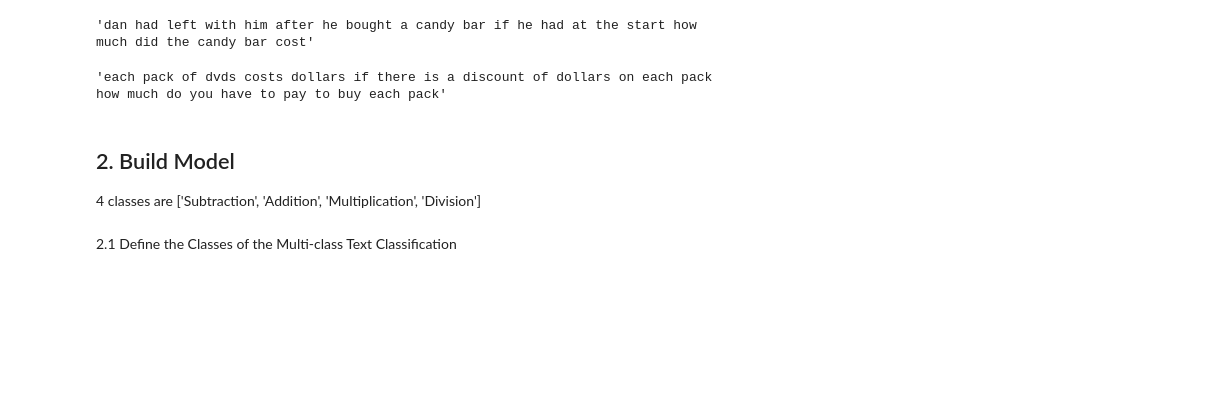
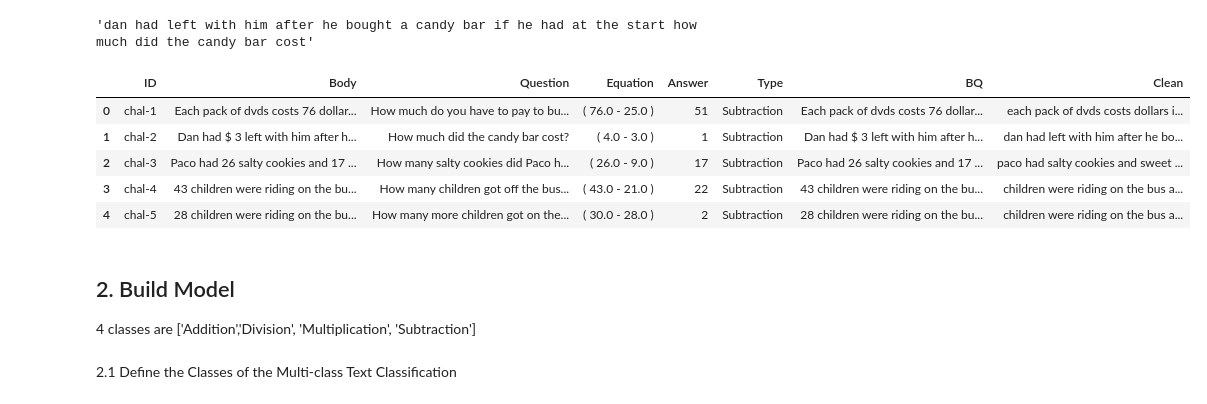
Before and after one commit to aditikilledar/NLP-Numerite-capstone-2022, a Jupyter notebook: MWP/Notebooks/Operation Identification.ipynb, the cells around one changed output. Saved outputs shown, nothing was run; the diff lists cells and outputs as text; code cells hidden in the pictures; blank space fills up the shorter version.

```diff
--- a/MWP/Notebooks/Operation Identification.ipynb
+++ b/MWP/Notebooks/Operation Identification.ipynb
@@ -89,5 +89,6 @@ def clean_text(text):
     text = text.lower() # lowercase text
     text = REPLACE_BY_SPACE_RE.sub('', text) # replace REPLACE_BY_SPACE_RE symbols by space in text. substitute the matched string in REPLACE_BY_SPACE_RE with space.
     text = BAD_SYMBOLS_RE.sub('', text) # remove symbols which are in BAD_SYMBOLS_RE from text. substitute the matched string in BAD_SYMBOLS_RE with nothing.
-    # text = ' '.join(word for word in text.split() if word not in STOPWORDS) # remove stopwors from text
+    text = ''.join([i for i in text if not i.isdigit()])
+    text = " ".join(text.split())
     return text
@@ -96,20 +95,22 @@ punct_toRemove = '!"#$%&\'()*+,-./:;<=>@[\\]^_`{|}~'
 # %%
 #storing the puntuation free text
 df['Clean']= df['BQ'].apply(lambda x:clean_text(x))
-df['Clean'] = df['Clean'].str.replace('[0-9]+', '')
-df['Clean'] = df['Clean'].apply(lambda x: " ".join(x.split()))
+
 df['Clean'][1]
 # %% [output]
 'dan had left with him after he bought a candy bar if he had at the start how much did the candy bar cost'
-# %%
-df['BQ'] = df['Clean']
-# %%
-df['BQ'][0]
-# %% [output]
-'each pack of dvds costs dollars if there is a discount of dollars on each pack how much do you have to pay to buy each pack'
+# %%
+df.head()
+# %% [output]
+|  | ID | Body | Question | Equation | Answer | Type | BQ | Clean |
+| 0 | chal-1 | Each pack of dvds costs 76 dollar... | How much do you have to pay to bu... | ( 76.0 - 25.0 ) | 51 | Subtraction | Each pack of dvds costs 76 dollar... | each pack of dvds costs dollars i... |
+| 1 | chal-2 | Dan had $ 3 left with him after h... | How much did the candy bar cost? | ( 4.0 - 3.0 ) | 1 | Subtraction | Dan had $ 3 left with him after h... | dan had left with him after he bo... |
+| 2 | chal-3 | Paco had 26 salty cookies and 17 ... | How many salty cookies did Paco h... | ( 26.0 - 9.0 ) | 17 | Subtraction | Paco had 26 salty cookies and 17 ... | paco had salty cookies and sweet ... |
+| 3 | chal-4 | 43 children were riding on the bu... | How many children got off the bus... | ( 43.0 - 21.0 ) | 22 | Subtraction | 43 children were riding on the bu... | children were riding on the bus a... |
+| 4 | chal-5 | 28 children were riding on the bu... | How many more children got on the... | ( 30.0 - 28.0 ) | 2 | Subtraction | 28 children were riding on the bu... | children were riding on the bus a... |
 # %% [markdown]
 ## 2. Build Model
-4 classes are ['Subtraction', 'Addition', 'Multiplication', 'Division']
+4 classes are ['Addition','Division', 'Multiplication', 'Subtraction']
 # %%
 from keras.models import Sequential
 from keras.preprocessing import sequence
```
Also changed, not shown: parts of 45 cells of this notebook.
